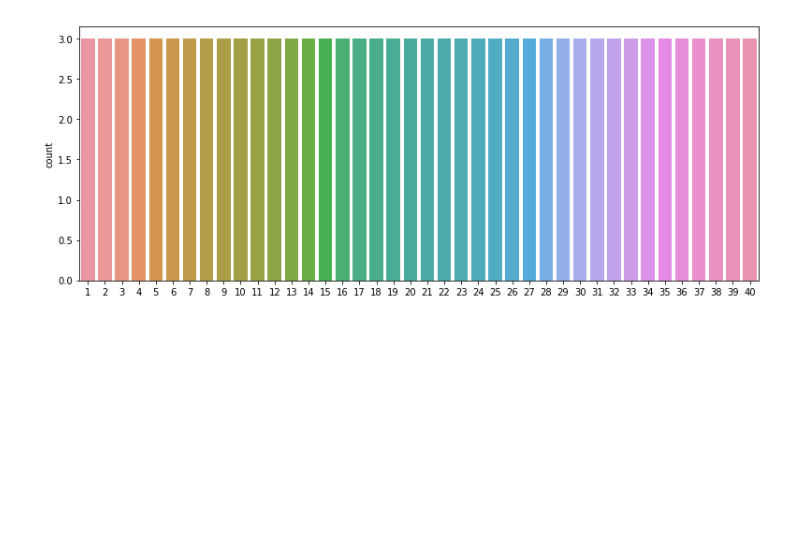
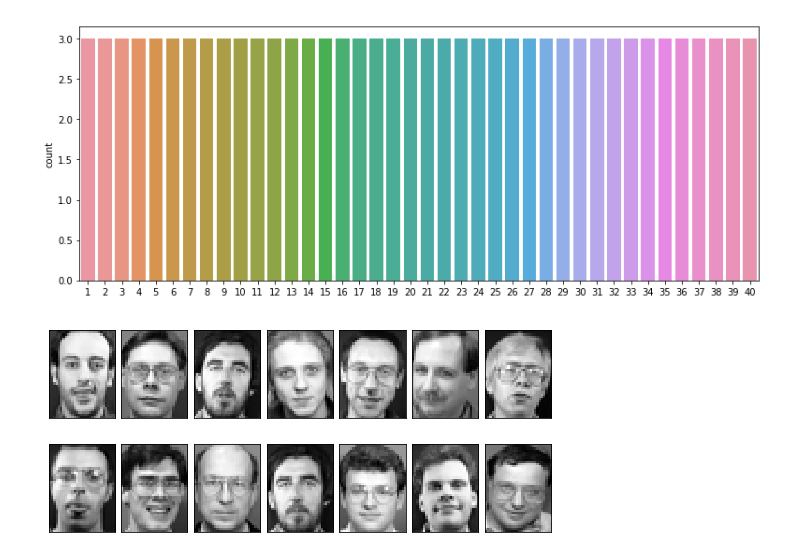
Before and after one commit to sheikhomar/popan, a Jupyter notebook: notebooks/dataset-orl.ipynb, the cells around one changed output. Drawn from its saved outputs; the diff is of its cells as text; code cells hidden in the pictures; blank space fills up the shorter version.

```diff
--- a/notebooks/dataset-orl.ipynb
+++ b/notebooks/dataset-orl.ipynb
@@ -31,3 +31,21 @@ sns.countplot(x=y_test, ax=ax)
 # %% [output]
 <matplotlib.axes._subplots.AxesSubplot at 0x...>
 [figure]
+# %%
+def plot_random(images, image_shape=(30, 40)):
+    num_rows = 2
+    num_columns = 7
+    fig, axes = plt.subplots(nrows=num_rows, ncols=num_columns, sharex=True, sharey=True, figsize=(9, 4))
+    plt.subplots_adjust(hspace=0.1, wspace=0.1)
+    for row in range(num_rows):
+        for column in range(num_columns):
+            img = images[column + (row*num_columns)]
+            img = img.reshape(image_shape).T
+            ax = axes[row][column]
+            ax.imshow(img, cmap='gist_gray')
+            #ax.set_axis_off()
+            ax.tick_params(axis='both', which='major', bottom=False, labelbottom=False, left=False, labelleft=False)
+# %%
+plot_random(X_train)
+# %% [output]
+[figure, added]
```
Also changed, not shown: 2 other files.
